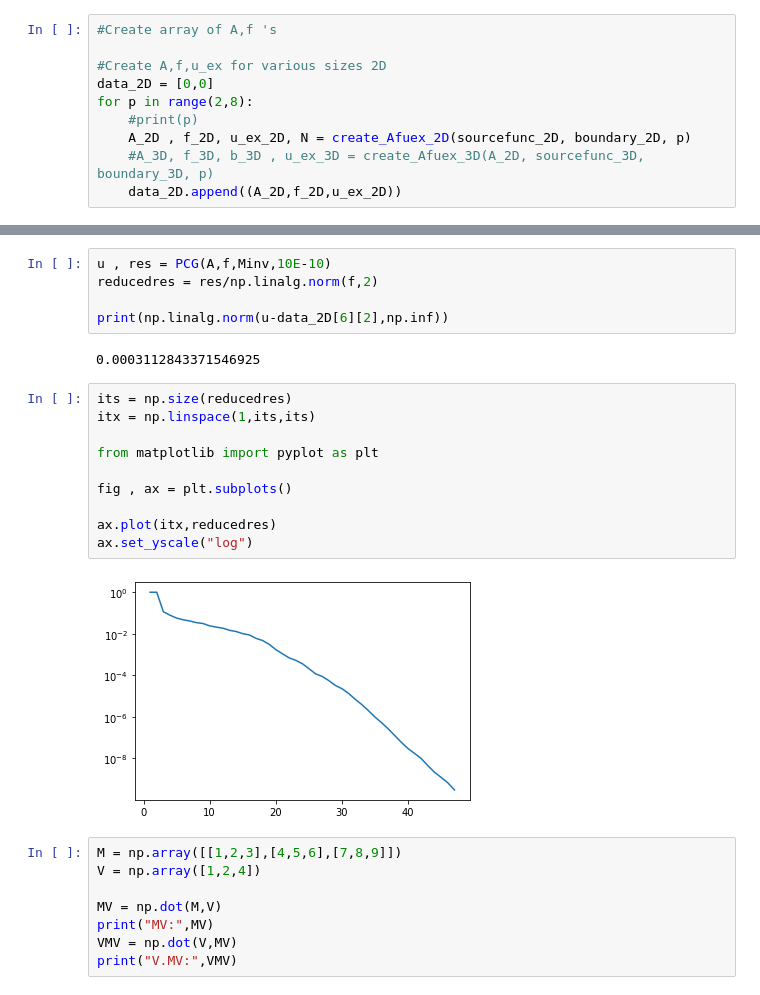
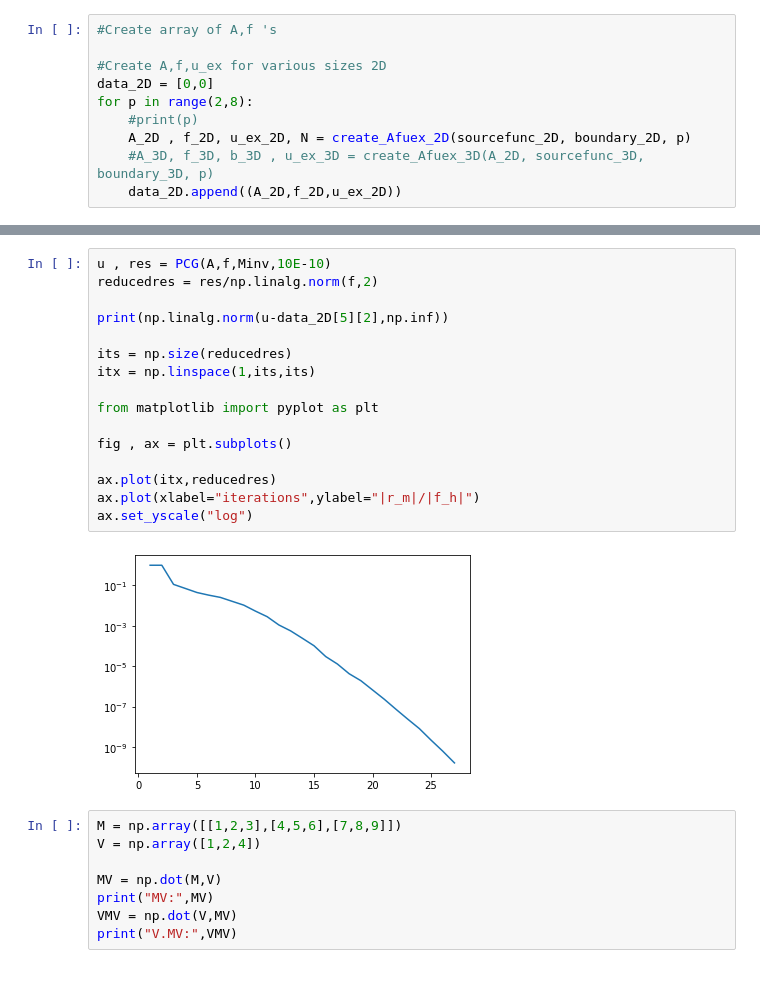
Before and after one commit to bjarkeh97/Scientific_Computing_project, a Jupyter notebook: Problem 6.ipynb, the cells around one changed output, grey strips where cells are left out. Saved outputs shown, nothing was run; the diff lists cells and outputs as text.

```diff
--- a/Problem 6.ipynb
+++ b/Problem 6.ipynb
@@ -153,22 +186,21 @@ def PCG(A,f,Minv,StopCrit):
 # %%
 u , res = PCG(A,f,Minv,10E-10)
 reducedres = res/np.linalg.norm(f,2)
 
-print(np.linalg.norm(u-data_2D[6][2],np.inf))
+print(np.linalg.norm(u-data_2D[5][2],np.inf))
+
+its = np.size(reducedres)
+itx = np.linspace(1,its,its)
+
+from matplotlib import pyplot as plt
+
+fig , ax = plt.subplots()
+
+ax.plot(itx,reducedres)
+ax.plot(xlabel="iterations",ylabel="|r_m|/|f_h|")
+ax.set_yscale("log")
 # %% [output]
-0.0003112843371546925
+[figure, added]
-# %%
-its = np.size(reducedres)
-itx = np.linspace(1,its,its)
-
-from matplotlib import pyplot as plt
-
-fig , ax = plt.subplots()
-
-ax.plot(itx,reducedres)
-ax.set_yscale("log")
-# %% [output]
-[figure, removed]
 # %%
 M = np.array([[1,2,3],[4,5,6],[7,8,9]])
 V = np.array([1,2,4])
```
Also changed, not shown: parts of 3 cells of this notebook.
